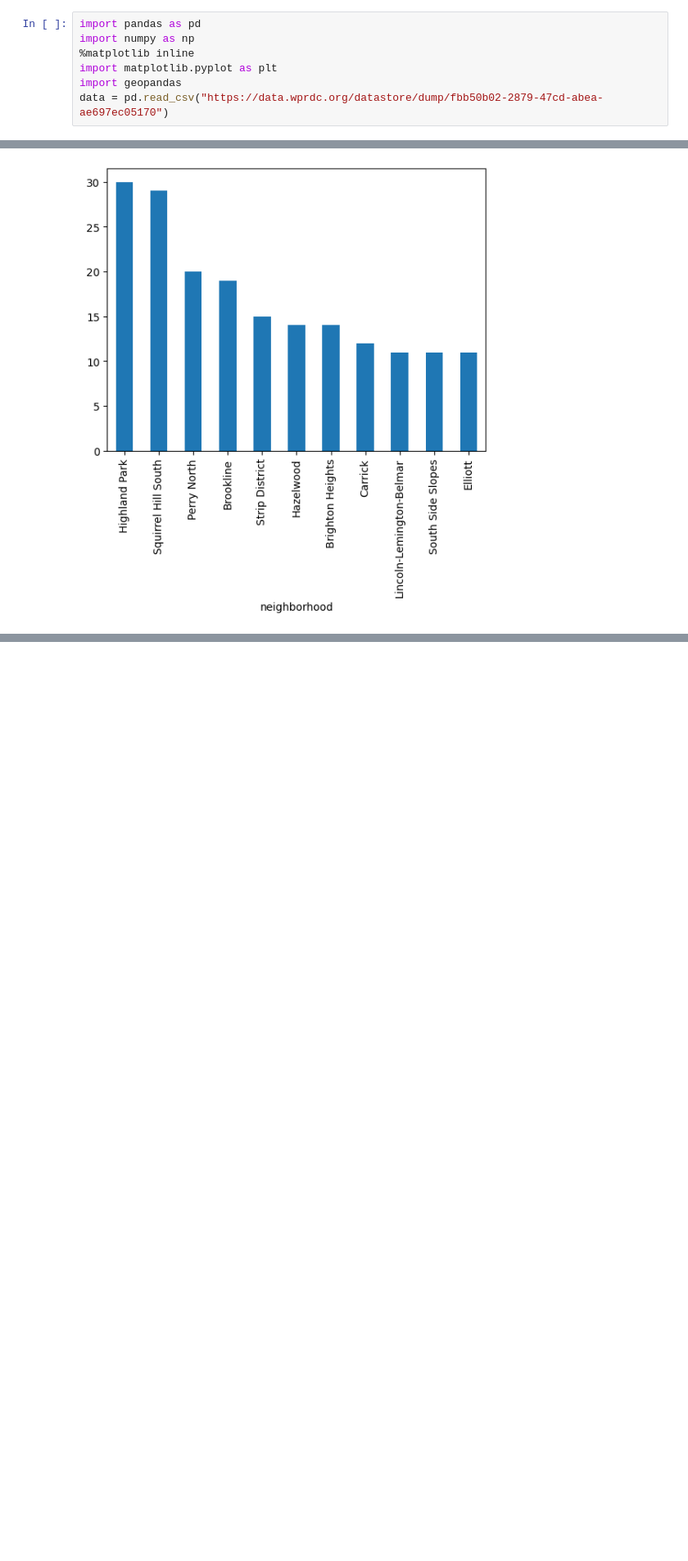
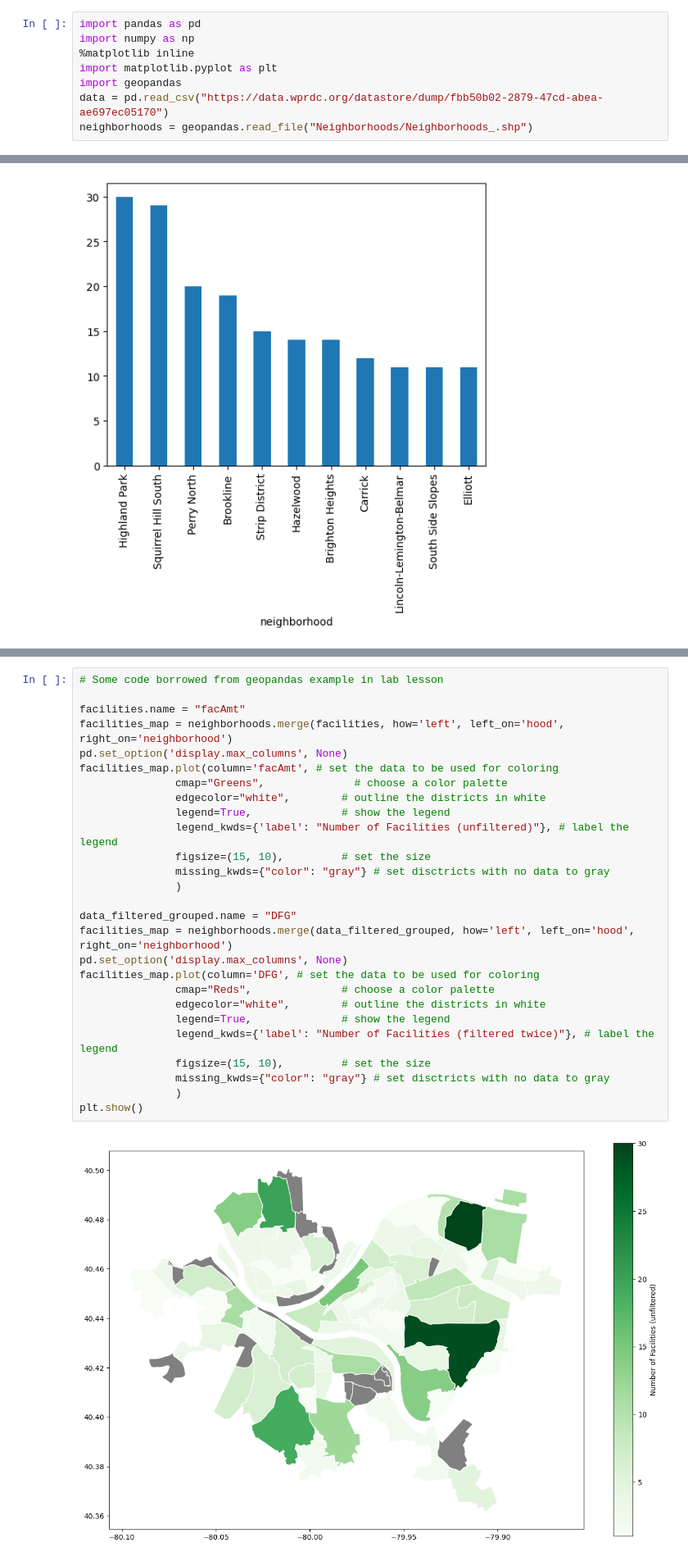
Before and after one commit to nlowman23/Final_Project_Group-31, a Jupyter notebook: BestNeighborhood.ipynb, the cells around one changed output, grey strips where cells are left out. Shown: that part at 82% size. Saved outputs shown, nothing was run; the diff lists cells and outputs as text; blank space fills up the shorter version.

```diff
--- a/BestNeighborhood.ipynb
+++ b/BestNeighborhood.ipynb
@@ -9,3 +11,4 @@ import numpy as np
 import matplotlib.pyplot as plt
 import geopandas
 data = pd.read_csv("https://data.wprdc.org/datastore/dump/fbb50b02-2879-47cd-abea-ae697ec05170")
+neighborhoods = geopandas.read_file("Neighborhoods/Neighborhoods_.shp")
@@ -52,0 +38,29 @@ plt.show()
+# %%
+# Some code borrowed from geopandas example in lab lesson
+
+facilities.name = "facAmt"
+facilities_map = neighborhoods.merge(facilities, how='left', left_on='hood', right_on='neighborhood')
+pd.set_option('display.max_columns', None)
+facilities_map.plot(column='facAmt', # set the data to be used for coloring
+               cmap="Greens",              # choose a color palette
+               edgecolor="white",        # outline the districts in white
+               legend=True,              # show the legend
+               legend_kwds={'label': "Number of Facilities (unfiltered)"}, # label the legend
+               figsize=(15, 10),         # set the size
+               missing_kwds={"color": "gray"} # set disctricts with no data to gray
+               )
+
+data_filtered_grouped.name = "DFG"
+facilities_map = neighborhoods.merge(data_filtered_grouped, how='left', left_on='hood', right_on='neighborhood')
+pd.set_option('display.max_columns', None)
+facilities_map.plot(column='DFG', # set the data to be used for coloring
+               cmap="Reds",              # choose a color palette
+               edgecolor="white",        # outline the districts in white
+               legend=True,              # show the legend
+               legend_kwds={'label': "Number of Facilities (filtered twice)"}, # label the legend
+               figsize=(15, 10),         # set the size
+               missing_kwds={"color": "gray"} # set disctricts with no data to gray
+               )
+plt.show()
+# %% [output]
+[figure, added]
```
Also changed, not shown: parts of 15 cells of this notebook, 3 other files.
